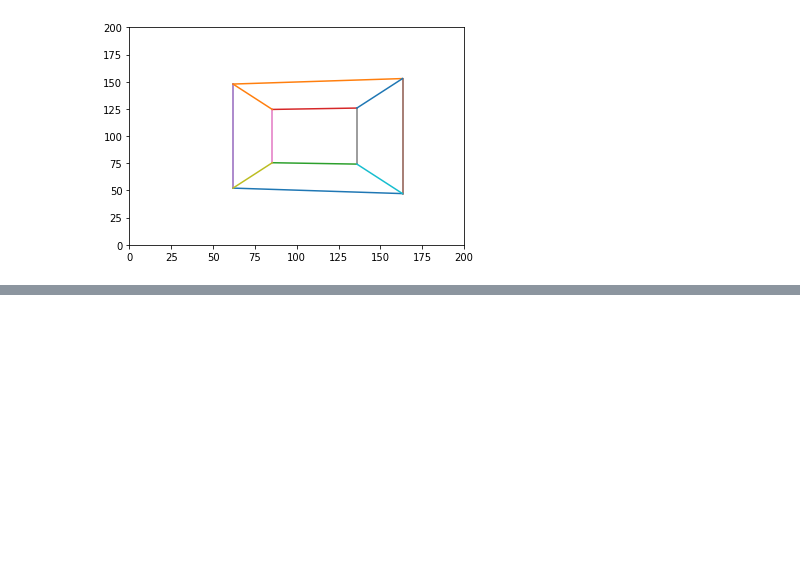
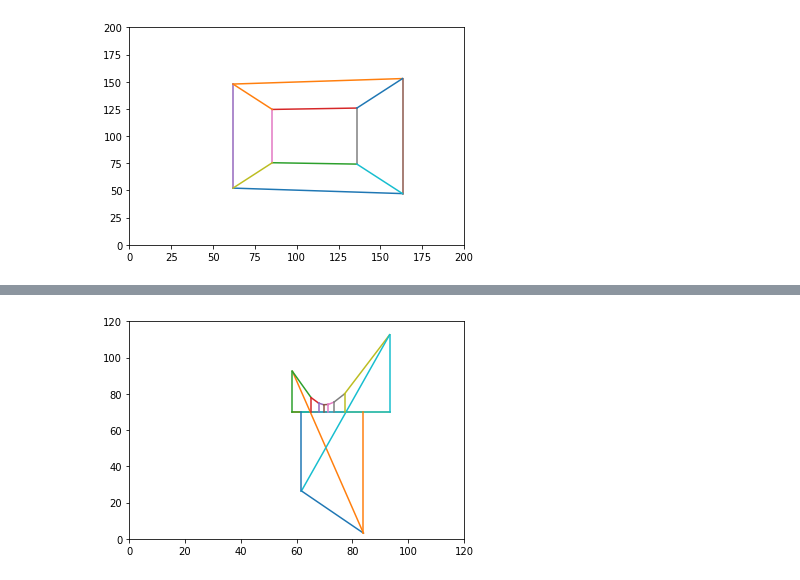
Before and after one commit to happyhyowon/assignment, a Jupyter notebook: vision/assignment1/renderer.ipynb, the cells around one changed output, grey strips where cells are left out. Cells and saved outputs as stored; diff of their text form; code cells hidden in the pictures; blank space fills up the shorter version.

```diff
--- a/vision/assignment1/renderer.ipynb
+++ b/vision/assignment1/renderer.ipynb
@@ -178,0 +214,10 @@ show_2d(pixelsx200, edges, (pixel, pixel))
+# %%
+f = 0.5
+s = np.array([7, 7])
+intrinsic = get_intrinsic_matrix(f, s, verbose=gVerbose)
+transform1 = np.dot(intrinsic, np.dot(projection, result_extrinsic1))
+transform2D1 = from_homogenous(transform1.T, verbose=gVerbose)
+pixelsx2001 = transform2D1 * (10, 10)
+show_2d(pixelsx2001, edges_decagon, (120, 120))
+# %% [output]
+[figure, added]
```
Also changed, not shown: parts of 3 cells of this notebook.
